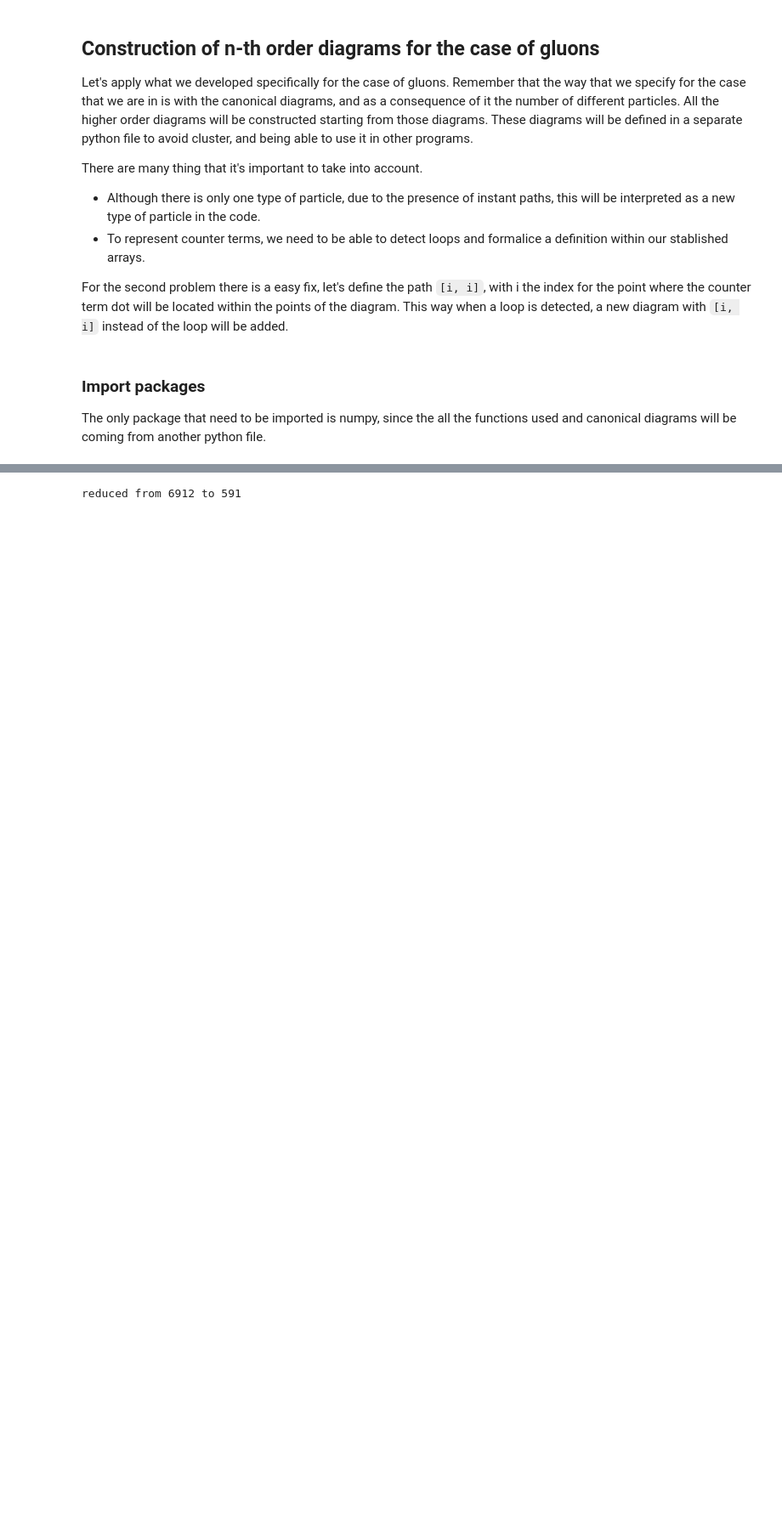
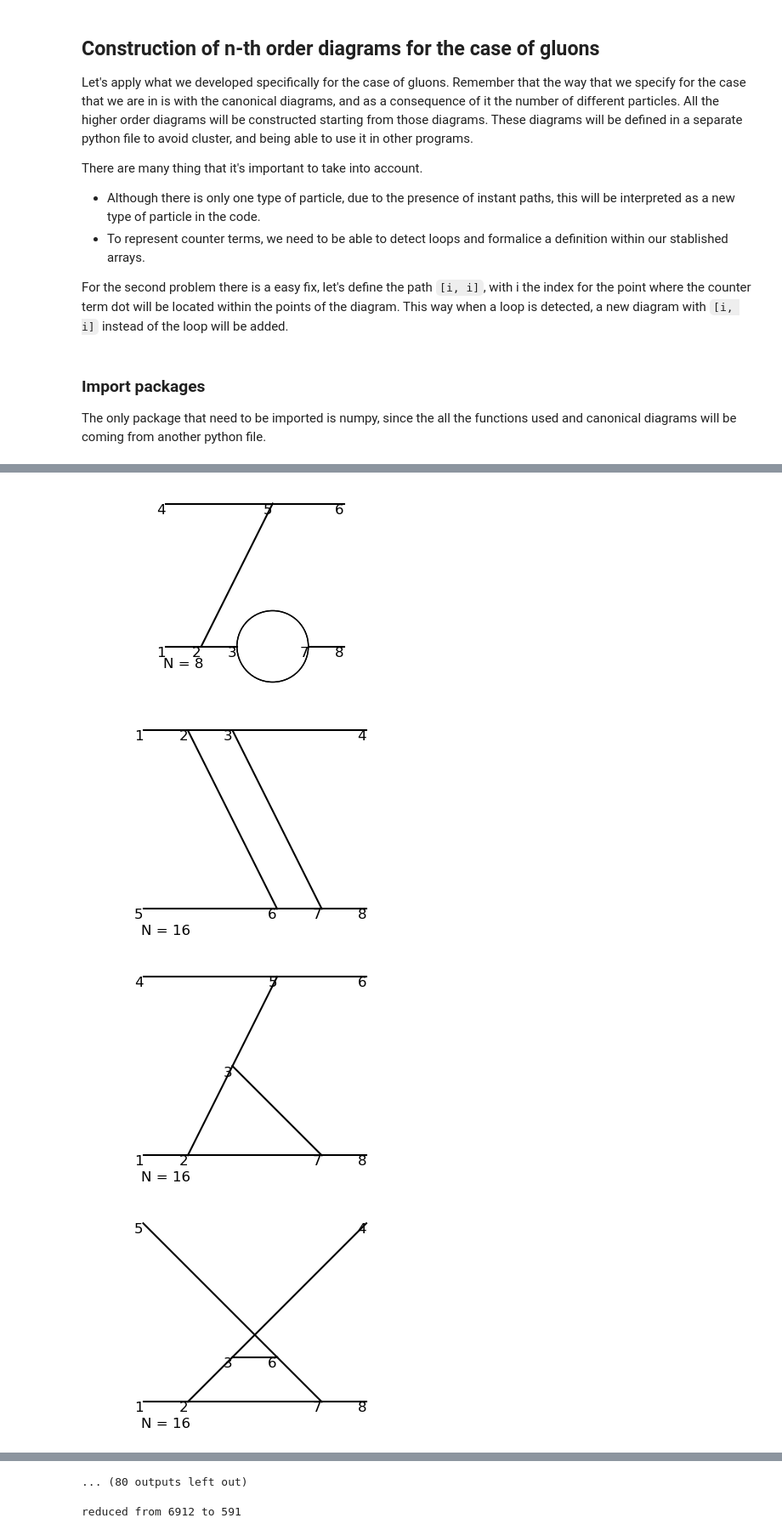
Before and after one commit to liuzhuozhuo/edp-renormalization, a Jupyter notebook: python/gluons.ipynb, the cells around one changed output, grey strips where cells are left out. Shown at 85% size. Cells and saved outputs as stored; diff of their text form; code cells hidden in the pictures; blank space fills up the shorter version.

```diff
--- a/python/gluons.ipynb
+++ b/python/gluons.ipynb
@@ -70,0 +51,7 @@ points4, paths4, count4 = group_diagrams(points_4th, paths_4th, count_4th)
+# %%
+represent_order(points4, paths4, count4, typeofproc=type_proc)
+# %% [output]
+[figure, added]
+[figure, added]
+[figure, added]
+[figure, added]
@@ -71,3 +66,4 @@ points4, paths4, count4 = group_diagrams(points_4th, paths_4th, count_4th)
+... (80 outputs left out)
 # %%
 print(f"reduced from {len(points_4th)} to {len(points4)}")
 # %% [output]
```
Also changed, not shown: parts of 7 cells of this notebook, 1 other file.
